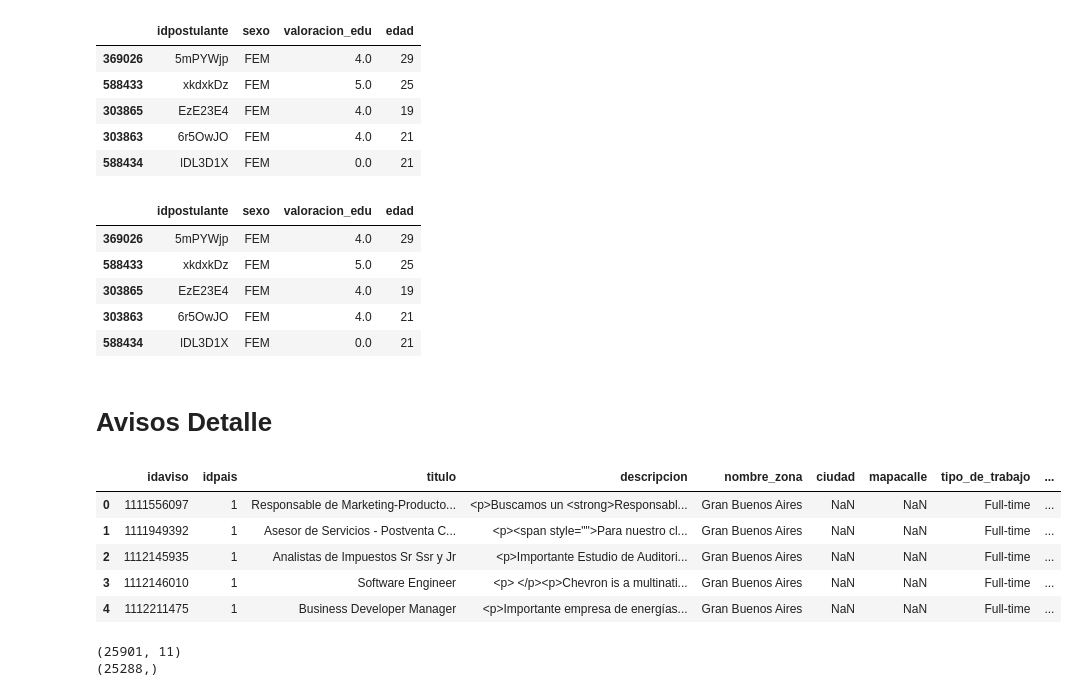
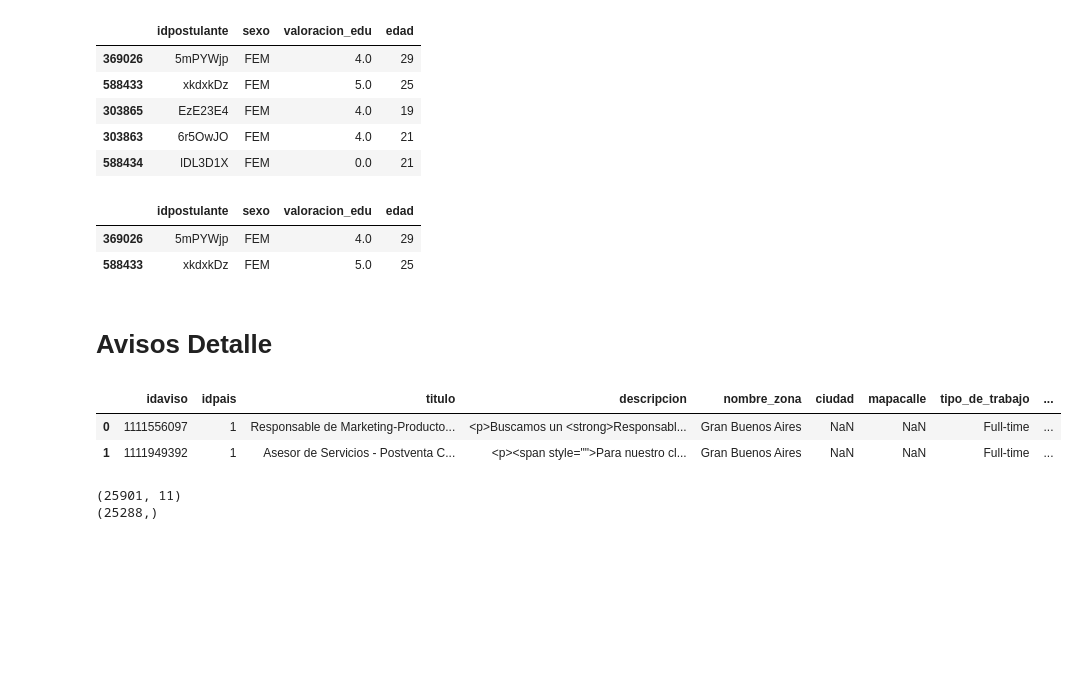
Before and after one commit to Andivisciglio/TP2-OrganizacionDeDatos-Grupo28, a Jupyter notebook: TP2-Andi.ipynb, the cells around one changed output. Drawn from its saved outputs; the diff is of its cells as text; code cells hidden in the pictures; blank space fills up the shorter version.

```diff
--- a/TP2-Andi.ipynb
+++ b/TP2-Andi.ipynb
@@ -334,25 +337,19 @@ postulantes_filtrados_df.head()
 | 303863 | 6r5OwJO | FEM | 4.0 | 21 |
 | 588434 | lDL3D1X | FEM | 0.0 | 21 |
 # %%
-postulantes_filtrados_df.head()
+postulantes_filtrados_df.head(2)
 # %% [output]
 |  | idpostulante | sexo | valoracion_edu | edad |
 | 369026 | 5mPYWjp | FEM | 4.0 | 29 |
 | 588433 | xkdxkDz | FEM | 5.0 | 25 |
-| 303865 | EzE23E4 | FEM | 4.0 | 19 |
-| 303863 | 6r5OwJO | FEM | 4.0 | 21 |
-| 588434 | lDL3D1X | FEM | 0.0 | 21 |
 # %% [markdown]
 # Avisos Detalle
 # %%
-avisos_detalle_df.head()
+avisos_detalle_df.head(2)
 # %% [output]
 |  | idaviso | idpais | titulo | descripcion | nombre_zona | ciudad | mapacalle | tipo_de_trabajo | ... |
 | 0 | 1111556097 | 1 | Responsable de Marketing-Producto... | <p>Buscamos un <strong>Responsabl... | Gran Buenos Aires | NaN | NaN | Full-time | ... |
 | 1 | 1111949392 | 1 | Asesor de Servicios - Postventa C... | <p><span style="">Para nuestro cl... | Gran Buenos Aires | NaN | NaN | Full-time | ... |
-| 2 | 1112145935 | 1 | Analistas de Impuestos Sr Ssr y Jr | <p>Importante Estudio de Auditori... | Gran Buenos Aires | NaN | NaN | Full-time | ... |
-| 3 | 1112146010 | 1 | Software Engineer | <p> </p><p>Chevron is a multinati... | Gran Buenos Aires | NaN | NaN | Full-time | ... |
-| 4 | 1112211475 | 1 | Business Developer Manager | <p>Importante empresa de energías... | Gran Buenos Aires | NaN | NaN | Full-time | ... |
 # %%
 print(avisos_detalle_df.shape)
 print(avisos_detalle_df['idaviso'].unique().shape)
```
Also changed, not shown: parts of 91 cells of this notebook, 2 other files.
